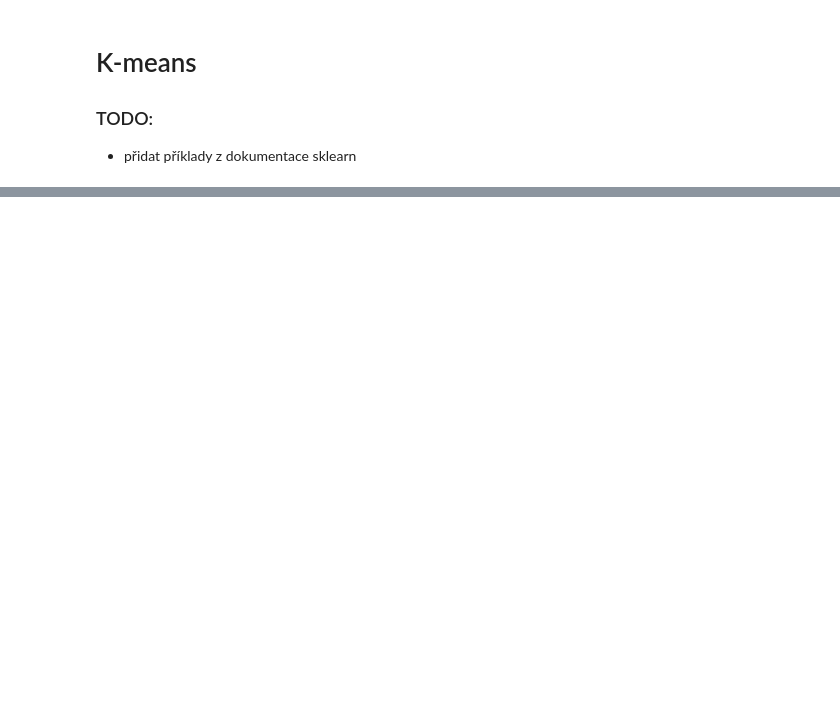
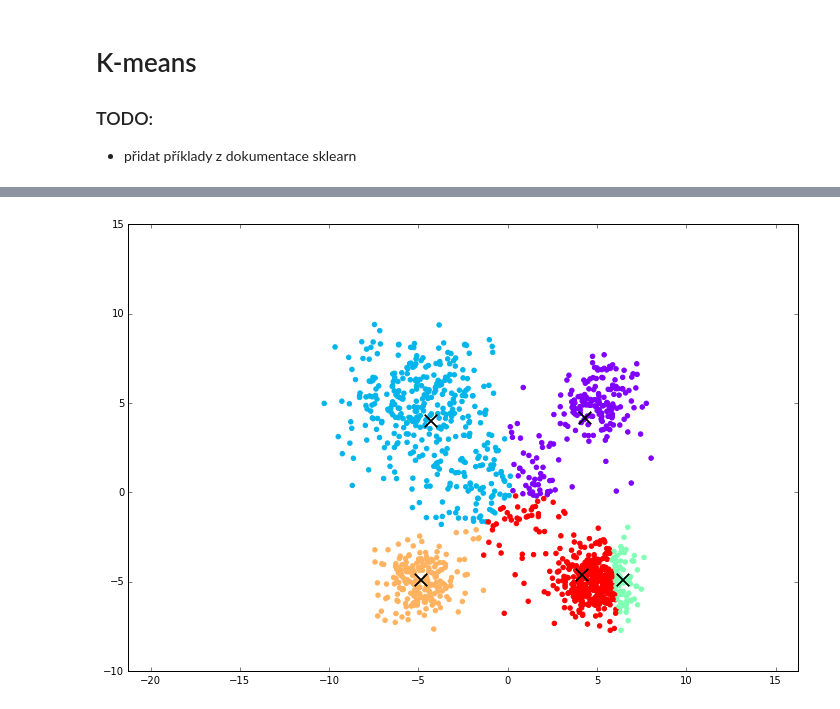
Before and after one commit to tomasmcz/su4ss, a Jupyter notebook: 04 K-means.ipynb, the cells around one changed output, grey strips where cells are left out. Drawn from its saved outputs; the diff is of its cells as text; code cells hidden in the pictures; blank space fills up the shorter version.

```diff
--- a/04 K-means.ipynb
+++ b/04 K-means.ipynb
@@ -115,0 +93,6 @@ def animate(i, data, line):
+# %%
+kmeans = KMeans(n_clusters=5, random_state=123, init='random', max_iter=1)
+kmeans.fit(data)
+plot_kmeans(kmeans, data)
+# %% [output]
+[figure, added]
```
Also changed, not shown: parts of 10 cells of this notebook.
